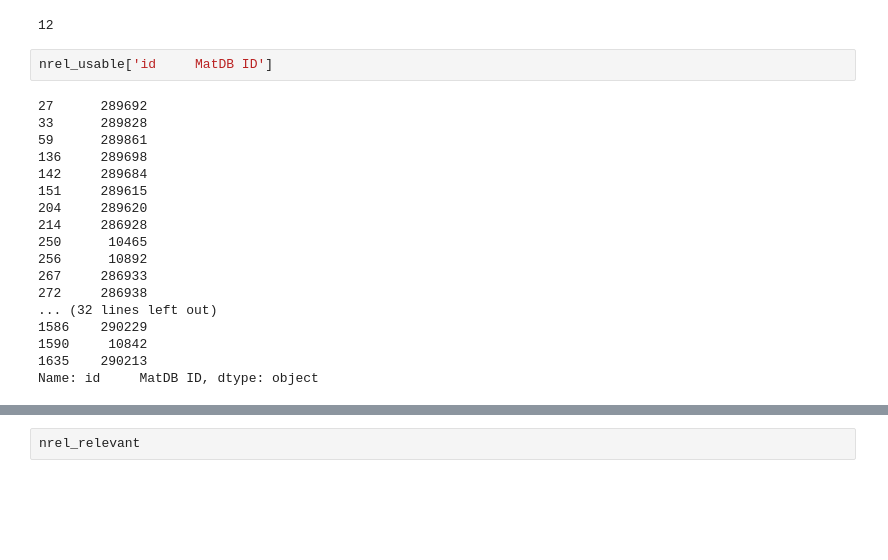
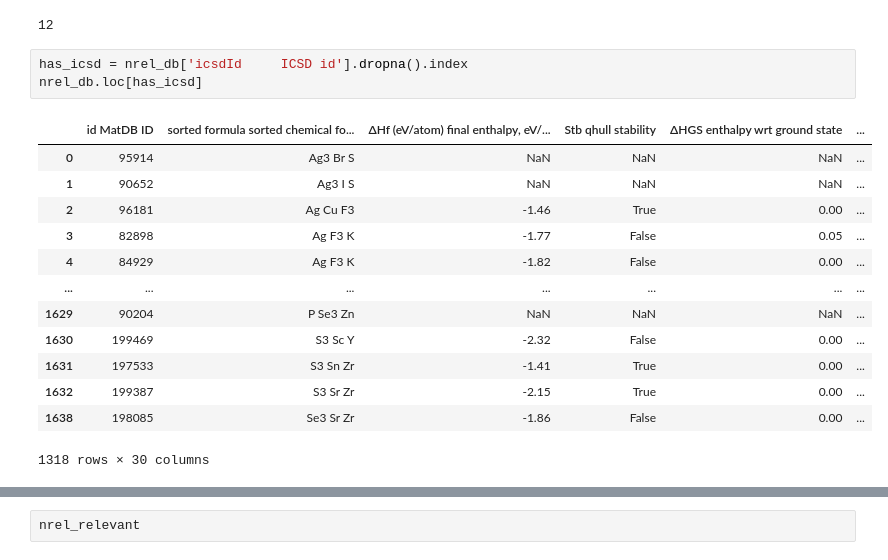
Before and after one commit to ap-uchi/camp_crew, a Jupyter notebook: aaron/nrel/training.ipynb, the cells around one changed output, grey strips where cells are left out. Cells and saved outputs as stored; diff of their text form; blank space fills up the shorter version.

```diff
--- a/aaron/nrel/training.ipynb
+++ b/aaron/nrel/training.ipynb
@@ -75,23 +95,20 @@ nrel_relevant = nrel_usable[nrel_usable.columns[1:-4]]
 len(nrel_relevant.columns)
 # %% [output]
 12
-# %%
-nrel_usable['id     MatDB ID']
-# %% [output]
-27      289692
-33      289828
-59      289861
-136     289698
-142     289684
-151     289615
-204     289620
-214     286928
-250      10465
-256      10892
-267     286933
-272     286938
-... (32 lines left out)
-1586    290229
-1590     10842
-1635    290213
-Name: id     MatDB ID, dtype: object
+# %%
+has_icsd = nrel_db['icsdId     ICSD id'].dropna().index
+nrel_db.loc[has_icsd]
+# %% [output]
+|  | id MatDB ID | sorted formula sorted chemical fo... | ΔHf (eV/atom) final enthalpy, eV/... | Stb qhull stability | ΔHGS enthalpy wrt ground state | ... |
+| 0 | 95914 | Ag3 Br S | NaN | NaN | NaN | ... |
+| 1 | 90652 | Ag3 I S | NaN | NaN | NaN | ... |
+| 2 | 96181 | Ag Cu F3 | -1.46 | True | 0.00 | ... |
+| 3 | 82898 | Ag F3 K | -1.77 | False | 0.05 | ... |
+| 4 | 84929 | Ag F3 K | -1.82 | False | 0.00 | ... |
+| ... | ... | ... | ... | ... | ... | ... |
+| 1629 | 90204 | P Se3 Zn | NaN | NaN | NaN | ... |
+| 1630 | 199469 | S3 Sc Y | -2.32 | False | 0.00 | ... |
+| 1631 | 197533 | S3 Sn Zr | -1.41 | True | 0.00 | ... |
+| 1632 | 199387 | S3 Sr Zr | -2.15 | True | 0.00 | ... |
+| 1638 | 198085 | Se3 Sr Zr | -1.86 | False | 0.00 | ... |
+1318 rows × 30 columns
```
Also changed, not shown: parts of 4 cells of this notebook, 9 other files.
